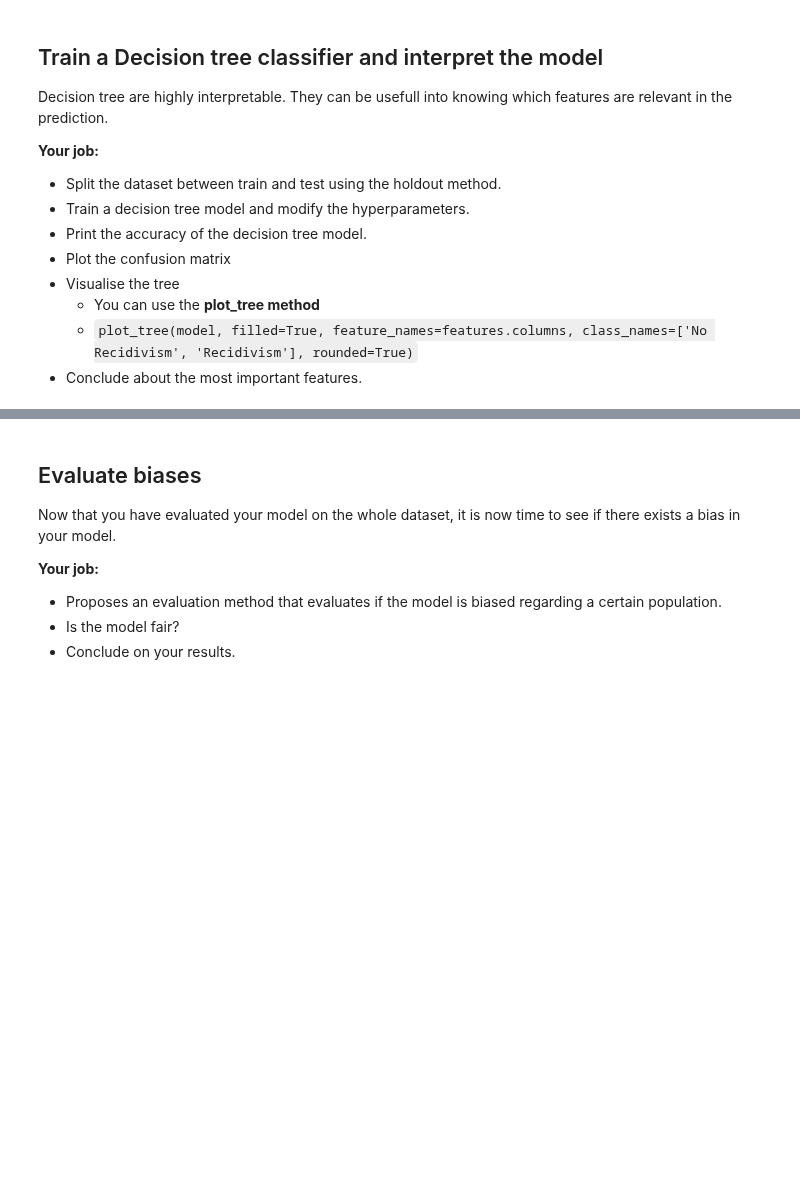
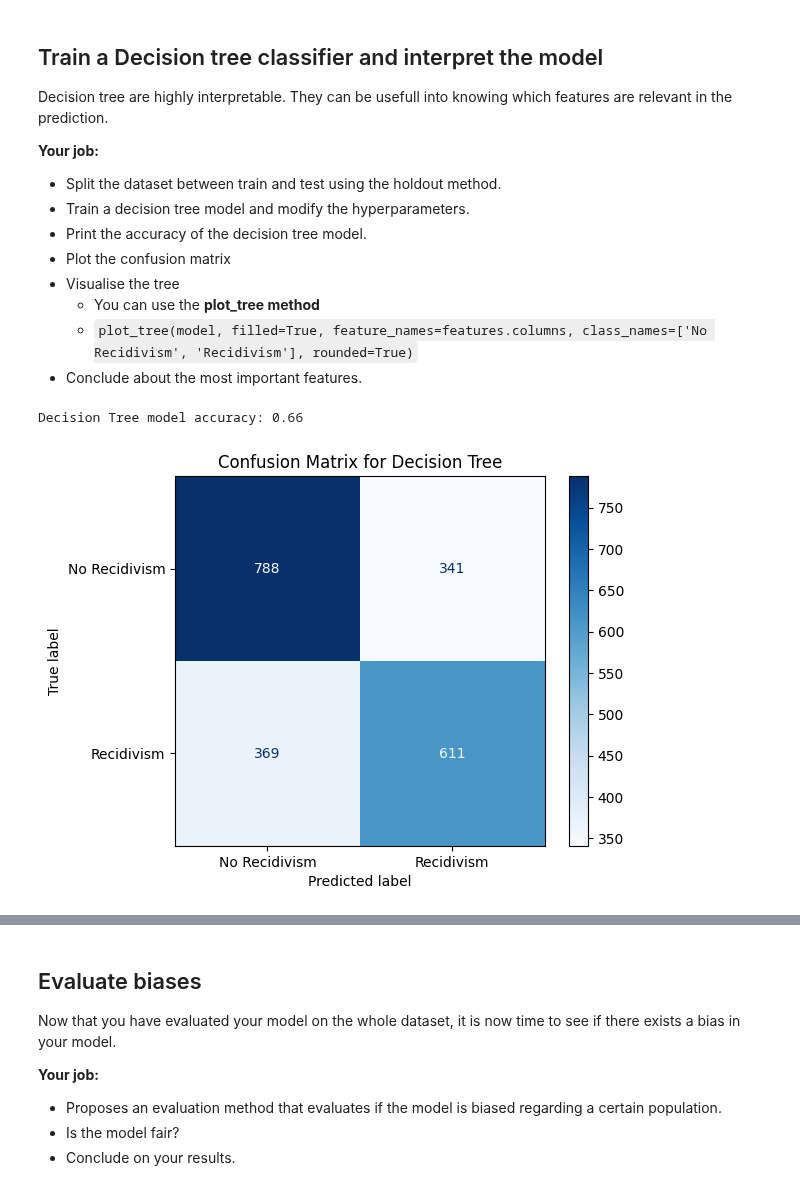
Before and after one commit to Xxxxr096/Project_maching_learning, a Jupyter notebook: part3_explainability/fairness.ipynb, the cells around one changed output, grey strips where cells are left out. Drawn from its saved outputs; the diff is of its cells as text; code cells hidden in the pictures; blank space fills up the shorter version.

```diff
--- a/part3_explainability/fairness.ipynb
+++ b/part3_explainability/fairness.ipynb
@@ -141,7 +141,9 @@ min        0.000000      0.000000
 75%        6.000000      1.000000
 max       43.000000      1.000000
 # %%
-# TODO
+# Split data
+X = df.drop(columns=["is_recid"])
+y = df["is_recid"]
 # %% [markdown]
 ## Train an SVM classifier
 
@@ -154,3 +156,14 @@ You will start by training a SVM classifier on the COMPAS dataset.
 # %%
 from sklearn.svm import SVC
 from sklearn.model_selection import train_test_split
+from sklearn.metrics import accuracy_score
+
+X_train, X_test, y_train, y_test = train_test_split(X, y, test_size=0.2, random_state=42)
+svm_model = SVC()
+svm_model.fit(X_train, y_train)
+
+y_pred = svm_model.predict(X_test)
+
+accuracy = accuracy_score(y_test, y_pred)
+
+print(f"SVM model accuracy: {accuracy:.2f}")
@@ -176,8 +191,22 @@ from sklearn.metrics import confusion_matrix, ConfusionMatrixDisplay
 
 
 # Train a decision tree
-model = DecisionTreeClassifier(max_depth=5, criterion='gini', splitter = "random", min_samples_leaf = 800 , min_samples_split = 1000, random_state=42)
+model = DecisionTreeClassifier(max_depth=5, min_samples_split=10, random_state=42)
+model.fit(X_train, y_train)
 
-# TODO
+y_pred_tree = model.predict(X_test)
+
+tree_accuracy = accuracy_score(y_test, y_pred_tree)
+
+print(f"Decision Tree model accuracy: {tree_accuracy:.2f}")
+# %% [output]
+Decision Tree model accuracy: 0.66
 # %%
 import matplotlib.pyplot as plt
+from sklearn.metrics import ConfusionMatrixDisplay
+
+ConfusionMatrixDisplay.from_estimator(model, X_test, y_test, display_labels=['No Recidivism', 'Recidivism'], cmap='Blues')
+plt.title("Confusion Matrix for Decision Tree")
+plt.show()
+# %% [output]
+[figure, added]
```
Also changed, not shown: parts of 9 cells of this notebook, 2 other files.
